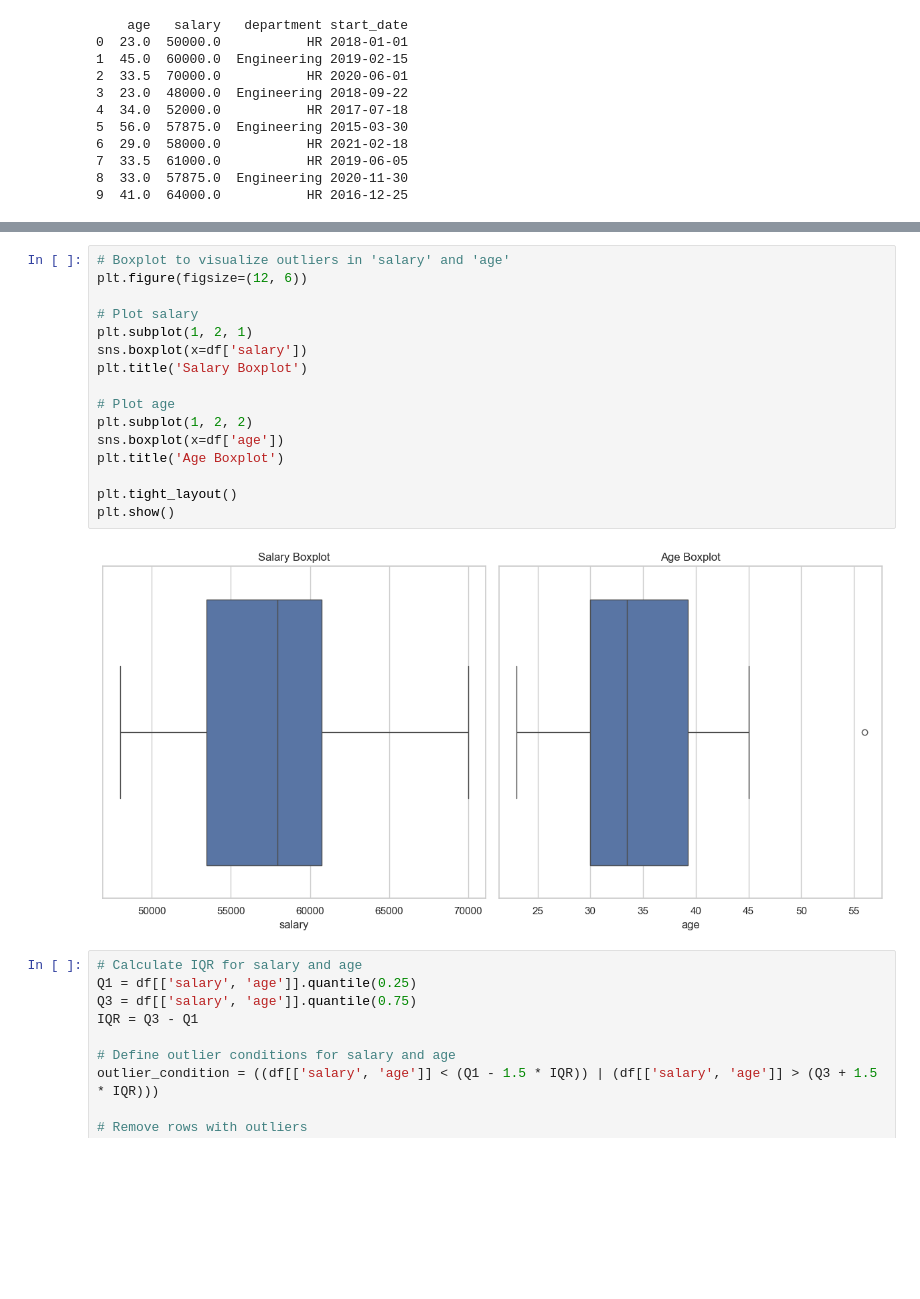
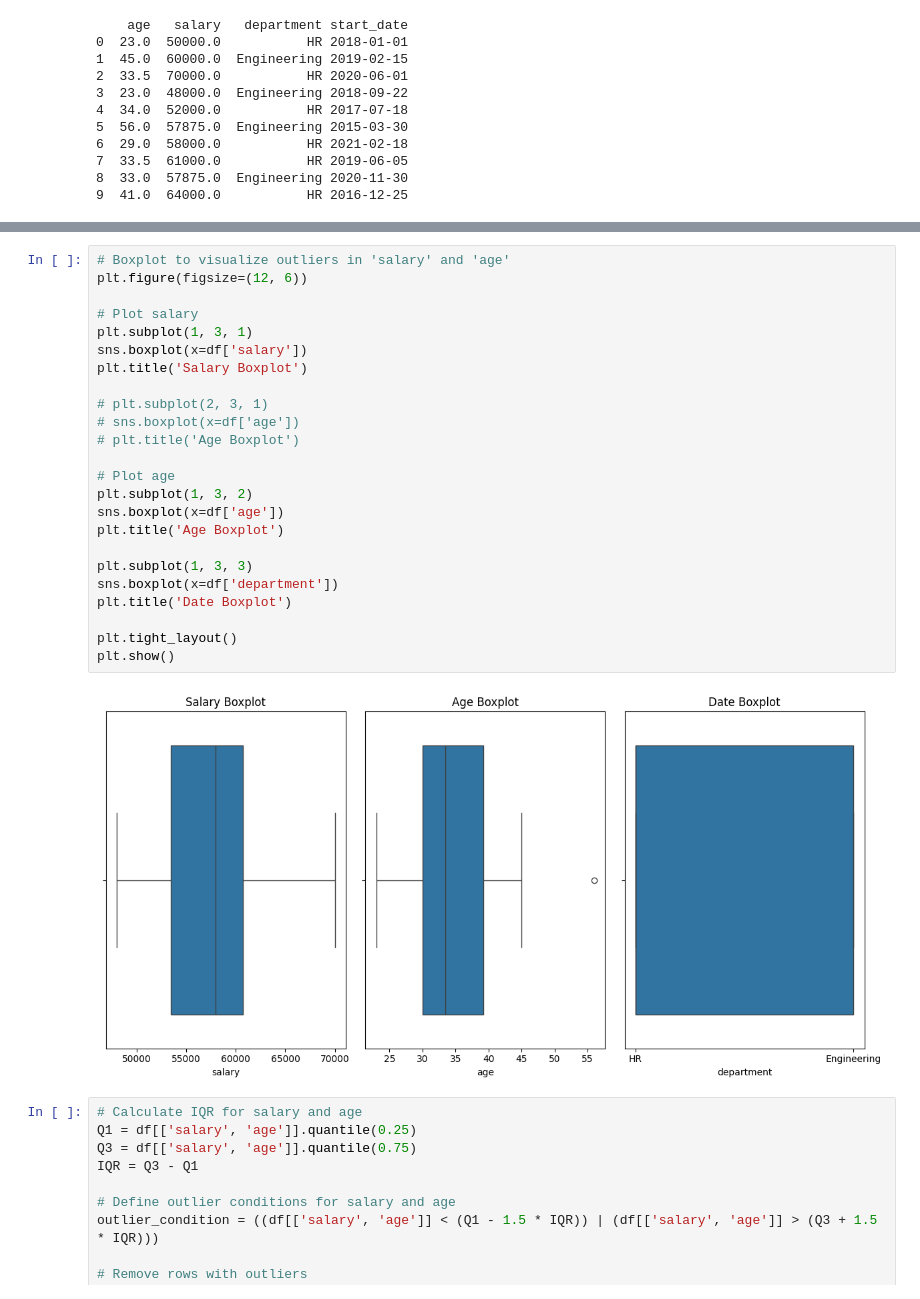
Before and after one commit to avinash7375/DeepLearningTensorflow, a Jupyter notebook: dv.ipynb, the cells around one changed output, grey strips where cells are left out. Cells and saved outputs as stored; diff of their text form; blank space fills up the shorter version.

```diff
--- a/dv.ipynb
+++ b/dv.ipynb
@@ -337,21 +348,29 @@ dtype: bool
 # %%
 # Boxplot to visualize outliers in 'salary' and 'age'
 plt.figure(figsize=(12, 6))
 
 # Plot salary
-plt.subplot(1, 2, 1)
+plt.subplot(1, 3, 1)
 sns.boxplot(x=df['salary'])
 plt.title('Salary Boxplot')
 
+# plt.subplot(2, 3, 1)
+# sns.boxplot(x=df['age'])
+# plt.title('Age Boxplot')
+
 # Plot age
-plt.subplot(1, 2, 2)
+plt.subplot(1, 3, 2)
 sns.boxplot(x=df['age'])
 plt.title('Age Boxplot')
 
+plt.subplot(1, 3, 3)
+sns.boxplot(x=df['department'])
+plt.title('Date Boxplot')
+
 plt.tight_layout()
 plt.show()
 # %% [output]
-[figure, old version]
+[figure, new version]
 # %%
 # Calculate IQR for salary and age
 Q1 = df[['salary', 'age']].quantile(0.25)
```
Also changed, not shown: parts of 4 cells of this notebook.
